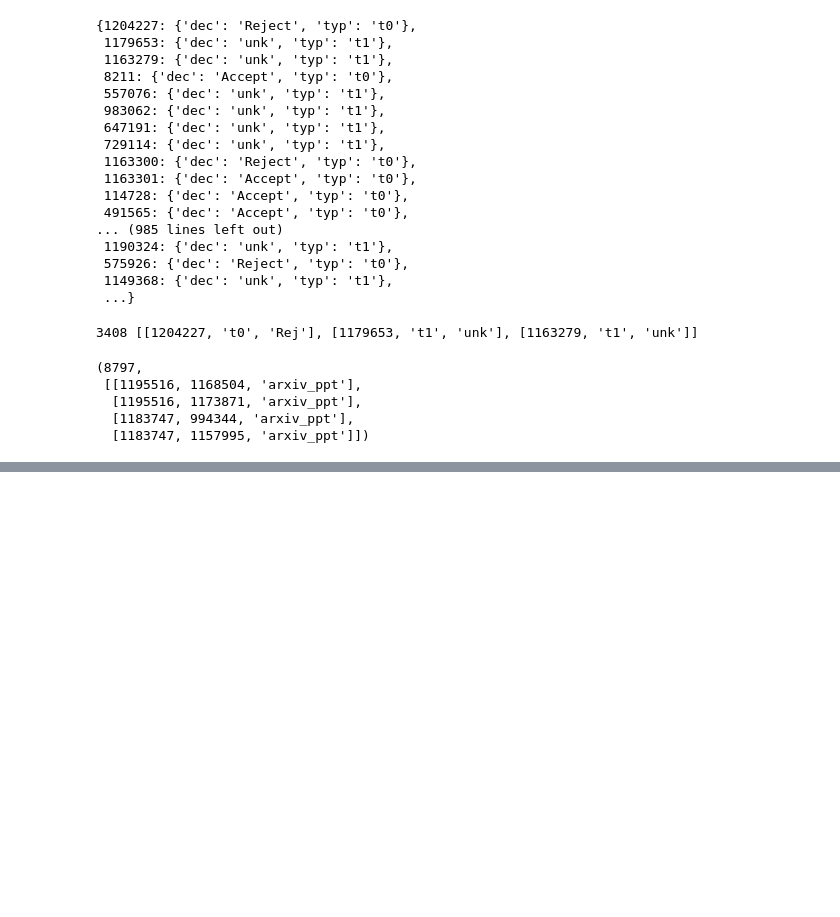
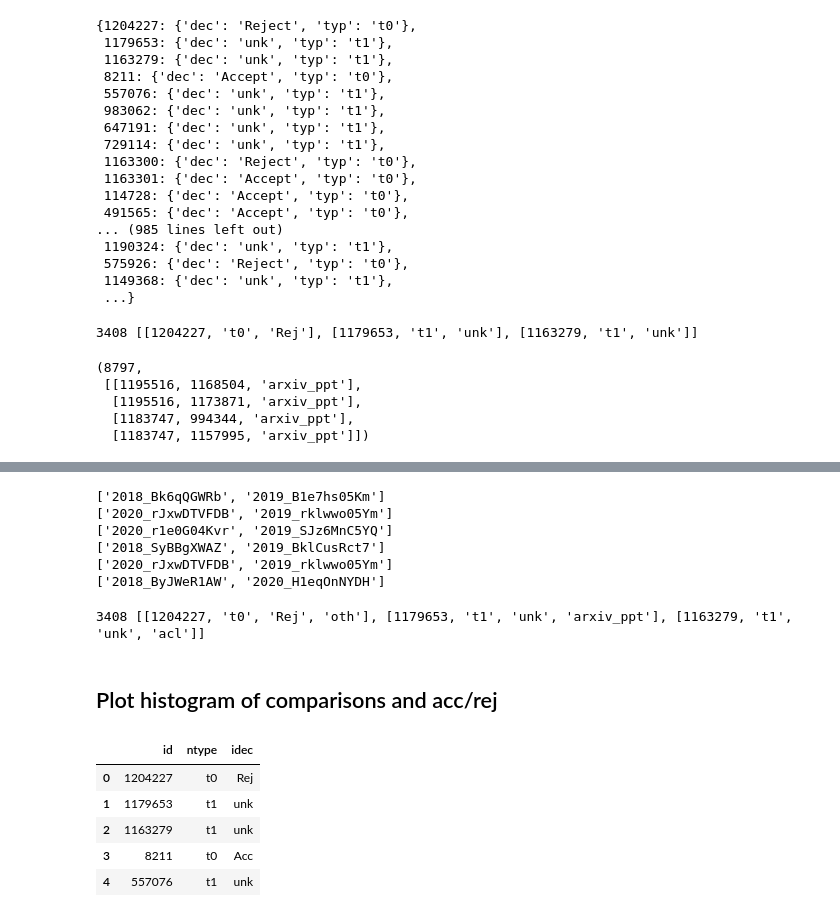
Before and after one commit to shruti-singh/meaningful-comparison, a Jupyter notebook: create_temp_for_cytoscape.ipynb, the cells around one changed output, grey strips where cells are left out. Saved outputs shown, nothing was run; the diff lists cells and outputs as text; code cells hidden in the pictures; blank space fills up the shorter version.

```diff
--- a/create_temp_for_cytoscape.ipynb
+++ b/create_temp_for_cytoscape.ipynb
@@ -223,0 +197,55 @@ xl/styles.xml�Tߋ�0~�_�~�*�h�z�
+# %%
+all_nodes_gephi = {}
+edges_data_gephi = []
+
+for k, v in st_graph_edges.items():
+    if not k in all_nodes_gephi:
+        all_nodes_gephi[k] = {"dec": "unk", "typ": None, "venue": "oth"}
+
+    for i in v:
+        if not i in all_nodes_gephi:
+            all_nodes_gephi[i] = {"dec": "unk", "typ": None, "venue": "oth"}
+
+        if i in st_node_venue_labels:
+            venue = st_node_venue_labels[i]
+        elif i in st_pure_iclr_nodes:
+            venue = "iclr"
+        else:
+            venue = "oth"
+        #edges_data.append([k, i, venue])
+        edges_data_gephi.append([k, i])
+        all_nodes_gephi[i]["venue"] = venue
+
+        if i in st_pure_iclr_nodes:
+            all_nodes_gephi[i]["typ"] = "t0"
+            if len(reverse_iclr_arxiv_gid_map[i]) > 1:
+                print(reverse_iclr_arxiv_gid_map[i])
+                all_nodes_gephi[i]["dec"] = iclr_arxiv_map[reverse_iclr_arxiv_gid_map[i][0]]["label"]
+            else:
+                all_nodes_gephi[i]["dec"] = iclr_arxiv_map[reverse_iclr_arxiv_gid_map[i][0]]["label"]
+        else:
+            all_nodes_gephi[i]["typ"] = "t1"
+
+    if k in st_pure_iclr_nodes:
+        all_nodes_gephi[k]["typ"] = "t0"
+        if len(reverse_iclr_arxiv_gid_map[k]) > 1:
+            print(reverse_iclr_arxiv_gid_map[k])
+            all_nodes_gephi[k]["dec"] = iclr_arxiv_map[reverse_iclr_arxiv_gid_map[k][0]]["label"]
+        else:
+            all_nodes_gephi[k]["dec"] = iclr_arxiv_map[reverse_iclr_arxiv_gid_map[k][0]]["label"]
+    else:
+        all_nodes_gephi[k]["typ"] = "t1"
+# %% [output]
+['2018_Bk6qQGWRb', '2019_B1e7hs05Km']
+['2020_rJxwDTVFDB', '2019_rklwwo05Ym']
+['2020_r1e0G04Kvr', '2019_SJz6MnC5YQ']
+['2018_SyBBgXWAZ', '2019_BklCusRct7']
+['2020_rJxwDTVFDB', '2019_rklwwo05Ym']
+['2018_ByJWeR1AW', '2020_H1eqOnNYDH']
+# %%
+cs_nodes = []
+for k, v in all_nodes_gephi.items():
+    cs_nodes.append([k, v["typ"], v["dec"][0:3], v["venue"]])
+print(len(cs_nodes), cs_nodes[0:3])
+# %% [output]
+3408 [[1204227, 't0', 'Rej', 'oth'], [1179653, 't1', 'unk', 'arxiv_ppt'], [1163279, 't1', 'unk', 'acl']]
@@ -223,0 +258,2 @@ xl/styles.xml�Tߋ�0~�_�~�*�h�z�
+# %% [markdown]
+## Plot histogram of comparisons and acc/rej
@@ -223,0 +262,9 @@ xl/styles.xml�Tߋ�0~�_�~�*�h�z�
+# %%
+nodes_load_again.head()
+# %% [output]
+|  | id | ntype | idec |
+| 0 | 1204227 | t0 | Rej |
+| 1 | 1179653 | t1 | unk |
+| 2 | 1163279 | t1 | unk |
+| 3 | 8211 | t0 | Acc |
+| 4 | 557076 | t1 | unk |
```
Also changed, not shown: parts of 22 cells of this notebook.
